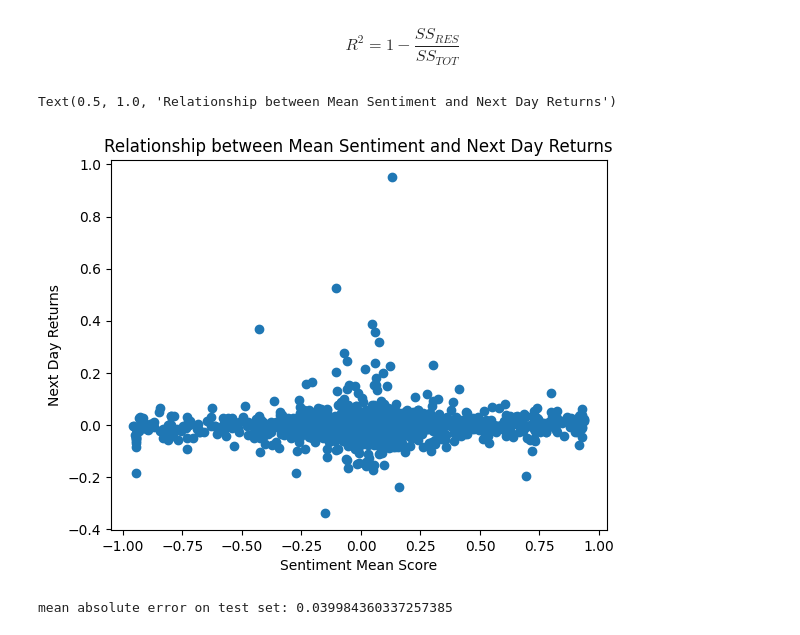
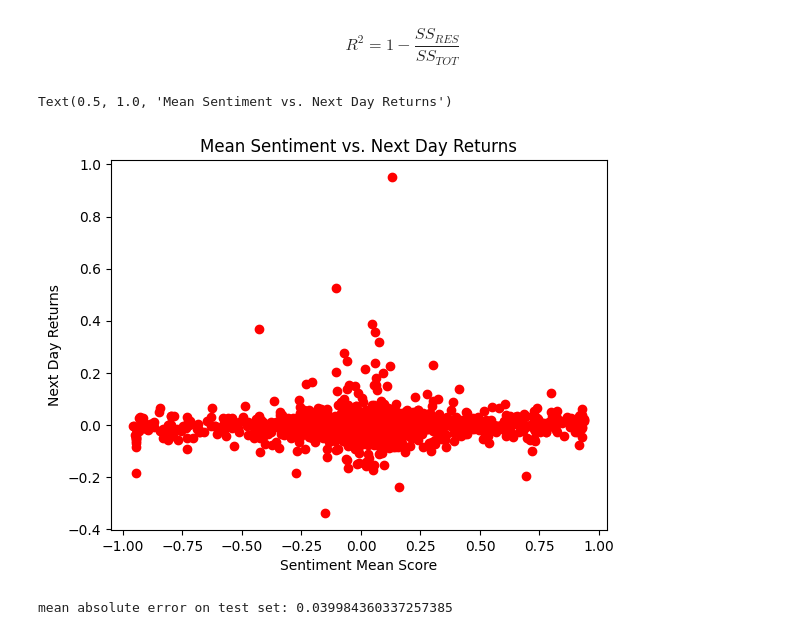
Before and after one commit to lmalmud/altdata-sentiment-ic, a Jupyter notebook: notebooks/wsb_sentiment_ic.ipynb, the cells around one changed output. Cells and saved outputs as stored; diff of their text form; code cells hidden in the pictures.

```diff
--- a/notebooks/wsb_sentiment_ic.ipynb
+++ b/notebooks/wsb_sentiment_ic.ipynb
@@ -384,13 +384,13 @@ out of sample MAE: 0.028827548192815456
 # %% [markdown]
 $$R^2 = 1 - \frac{SS_{RES}}{SS_{TOT}}$$
 # %%
-plt.plot(test['sent_mean'], test['next_day_return'], 'o')
+plt.plot(test['sent_mean'], test['next_day_return'], 'o', color='red')
 plt.xlabel('Sentiment Mean Score')
 plt.ylabel('Next Day Returns')
-plt.title('Relationship between Mean Sentiment and Next Day Returns')
+plt.title('Mean Sentiment vs. Next Day Returns')
 # %% [output]
-Text(0.5, 1.0, 'Relationship between Mean Sentiment and Next Day Returns')
+Text(0.5, 1.0, 'Mean Sentiment vs. Next Day Returns')
-[figure, old version]
+[figure, new version]
 # %%
 from xgboost import XGBRegressor
 X_train = train[['sent_mean', 'sent_median', 'bull_ratio']]
```
Also changed, not shown: parts of 5 cells of this notebook, 3 other files.
